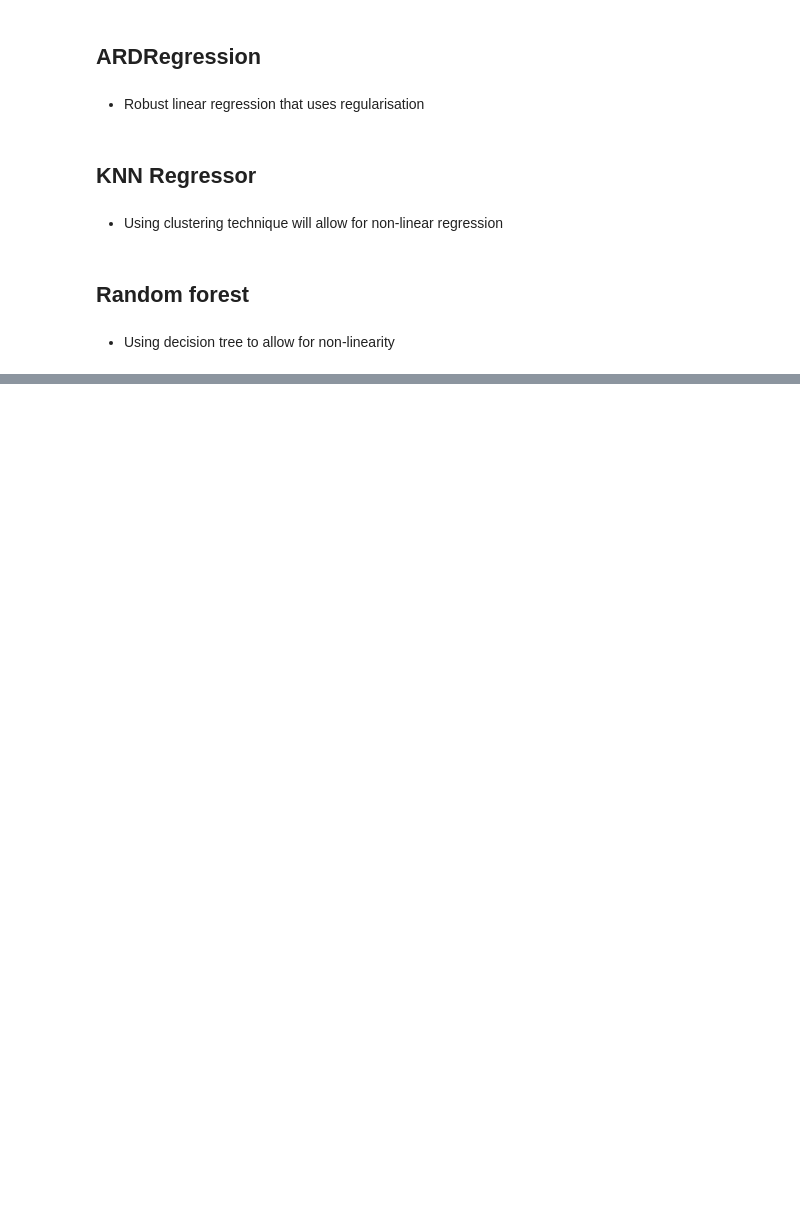
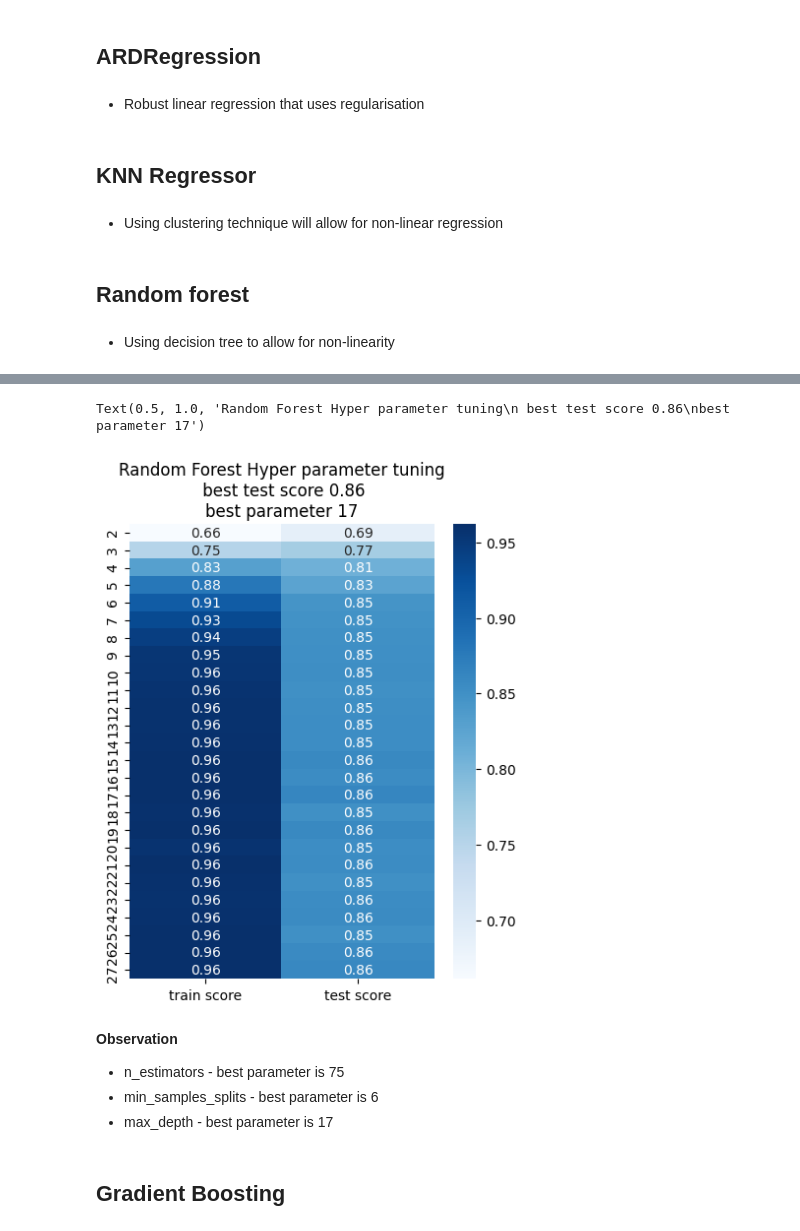
Before and after one commit to TimothyYW/Project_05, a Jupyter notebook: jupyter_notebooks/04 Modeling.ipynb, the cells around one changed output, grey strips where cells are left out. Cells and saved outputs as stored; diff of their text form; code cells hidden in the pictures; blank space fills up the shorter version.

```diff
--- a/jupyter_notebooks/04 Modeling.ipynb
+++ b/jupyter_notebooks/04 Modeling.ipynb
@@ -128,0 +175,17 @@ rf = RandomForestRegressor().fit(X_train,y_train)
+# %%
+maxdepths = np.arange(2, 28, 1)
+test_scores = []
+train_scores = []
+
+for e in maxdepths:
+  rf = RandomForestRegressor(n_estimators= 75, min_samples_split= 6,max_depth = e ).fit(X_train,y_train)
+  train_scores.append(rf.score(X_train,y_train))
+  test_scores.append(rf.score(X_test,y_test))
+
+df_scores = pd.DataFrame({"train score": train_scores, "test score": test_scores}, index = maxdepths)
+plt.figure(figsize = (5,6))
+sns.heatmap(df_scores, annot=True, cmap="Blues" )
+plt.title(f"Random Forest Hyper parameter tuning\n best test score {test_scores[np.argmax(test_scores)]:.2f}\nbest parameter {maxdepths[np.argmax(test_scores)]}")
+# %% [output]
+Text(0.5, 1.0, 'Random Forest Hyper parameter tuning\n best test score 0.86\nbest parameter 17')
+[figure, added]
@@ -128,0 +196,7 @@ rf = RandomForestRegressor().fit(X_train,y_train)
+# %% [markdown]
+**Observation**
++ n_estimators - best parameter is 75
++ min_samples_splits - best parameter is 6
++ max_depth - best parameter  is 17
+# %% [markdown]
+## Gradient Boosting
```
Also changed, not shown: parts of 39 cells of this notebook.
